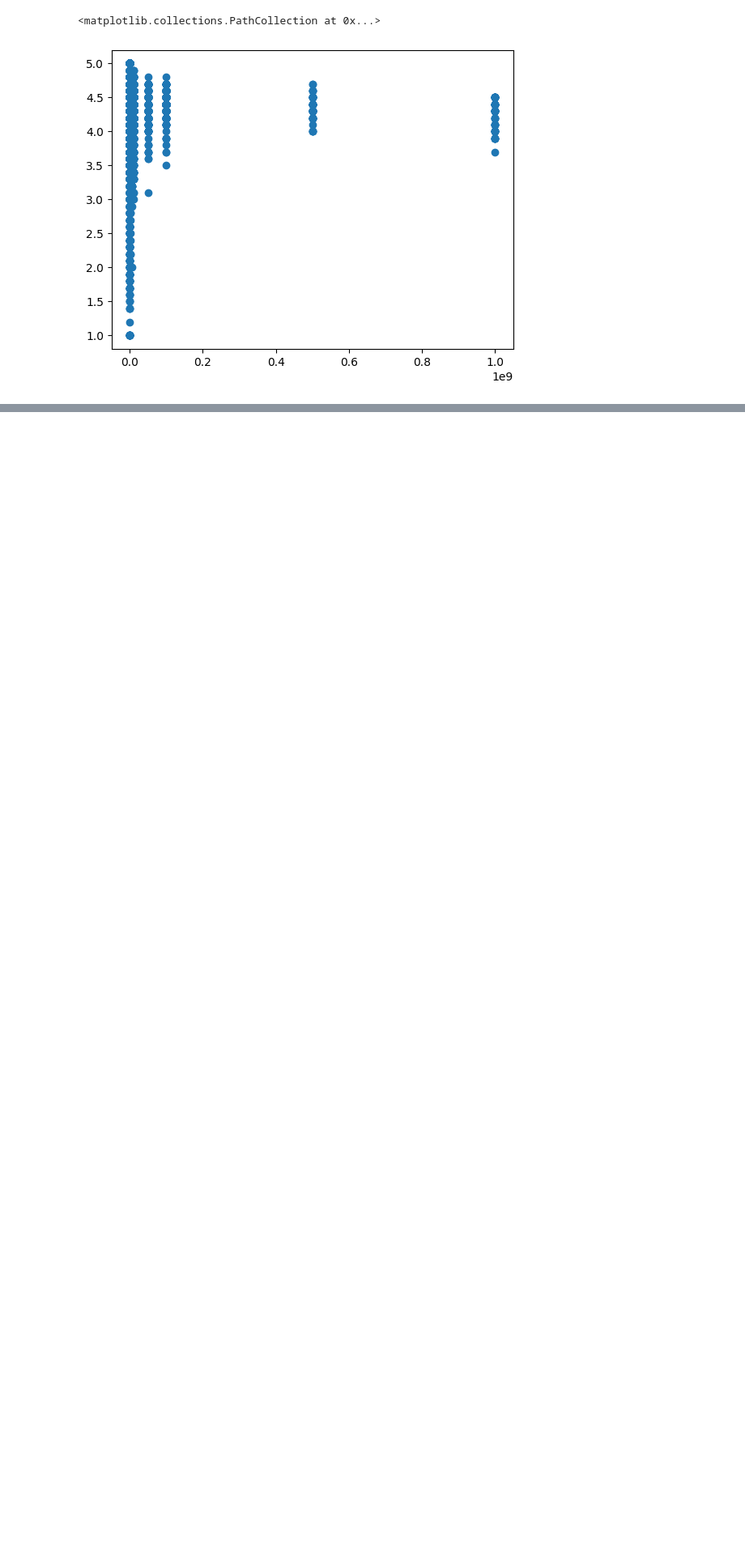
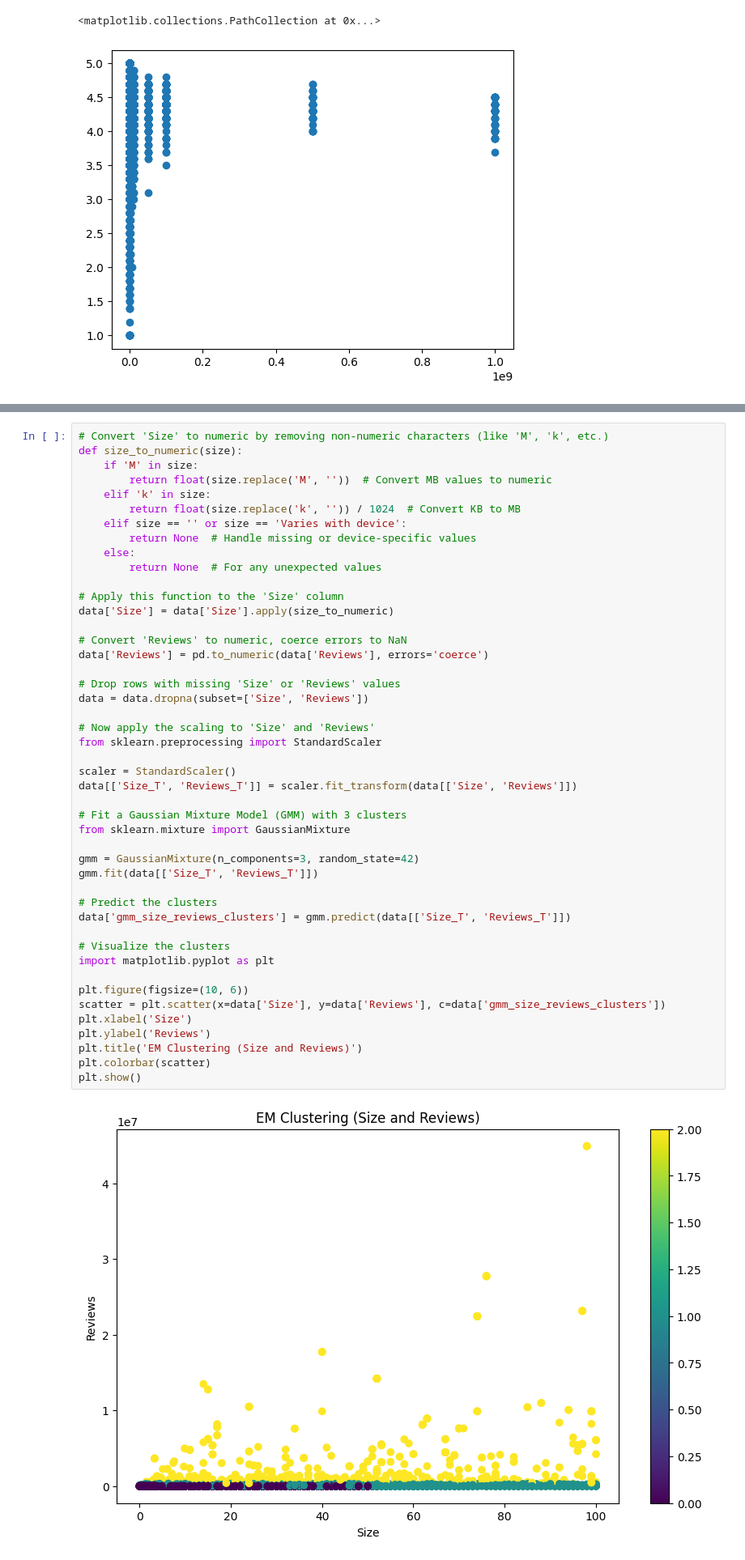
Before and after one commit to MiaZakiee/Applied-AI-Final-Project, a Jupyter notebook: yawa.ipynb, the cells around one changed output, grey strips where cells are left out. Shown at 81% size. Saved outputs shown, nothing was run; the diff lists cells and outputs as text; blank space fills up the shorter version.

Commit message:
Created EM clustering

```diff
--- a/yawa.ipynb
+++ b/yawa.ipynb
@@ -157,0 +159,48 @@ sorted_data = data.sort_values(by='kmeans_3')
+# %%
+# Convert 'Size' to numeric by removing non-numeric characters (like 'M', 'k', etc.)
+def size_to_numeric(size):
+    if 'M' in size:
+        return float(size.replace('M', ''))  # Convert MB values to numeric
+    elif 'k' in size:
+        return float(size.replace('k', '')) / 1024  # Convert KB to MB
+    elif size == '' or size == 'Varies with device':
+        return None  # Handle missing or device-specific values
+    else:
+        return None  # For any unexpected values
+
+# Apply this function to the 'Size' column
+data['Size'] = data['Size'].apply(size_to_numeric)
+
+# Convert 'Reviews' to numeric, coerce errors to NaN
+data['Reviews'] = pd.to_numeric(data['Reviews'], errors='coerce')
+
+# Drop rows with missing 'Size' or 'Reviews' values
+data = data.dropna(subset=['Size', 'Reviews'])
+
+# Now apply the scaling to 'Size' and 'Reviews'
+from sklearn.preprocessing import StandardScaler
+
+scaler = StandardScaler()
+data[['Size_T', 'Reviews_T']] = scaler.fit_transform(data[['Size', 'Reviews']])
+
+# Fit a Gaussian Mixture Model (GMM) with 3 clusters
+from sklearn.mixture import GaussianMixture
+
+gmm = GaussianMixture(n_components=3, random_state=42)
+gmm.fit(data[['Size_T', 'Reviews_T']])
+
+# Predict the clusters
+data['gmm_size_reviews_clusters'] = gmm.predict(data[['Size_T', 'Reviews_T']])
+
+# Visualize the clusters
+import matplotlib.pyplot as plt
+
+plt.figure(figsize=(10, 6))
+scatter = plt.scatter(x=data['Size'], y=data['Reviews'], c=data['gmm_size_reviews_clusters'])
+plt.xlabel('Size')
+plt.ylabel('Reviews')
+plt.title('EM Clustering (Size and Reviews)')
+plt.colorbar(scatter)
+plt.show()
+# %% [output]
+[figure, added]
```
Also changed, not shown: parts of 3 cells of this notebook.
